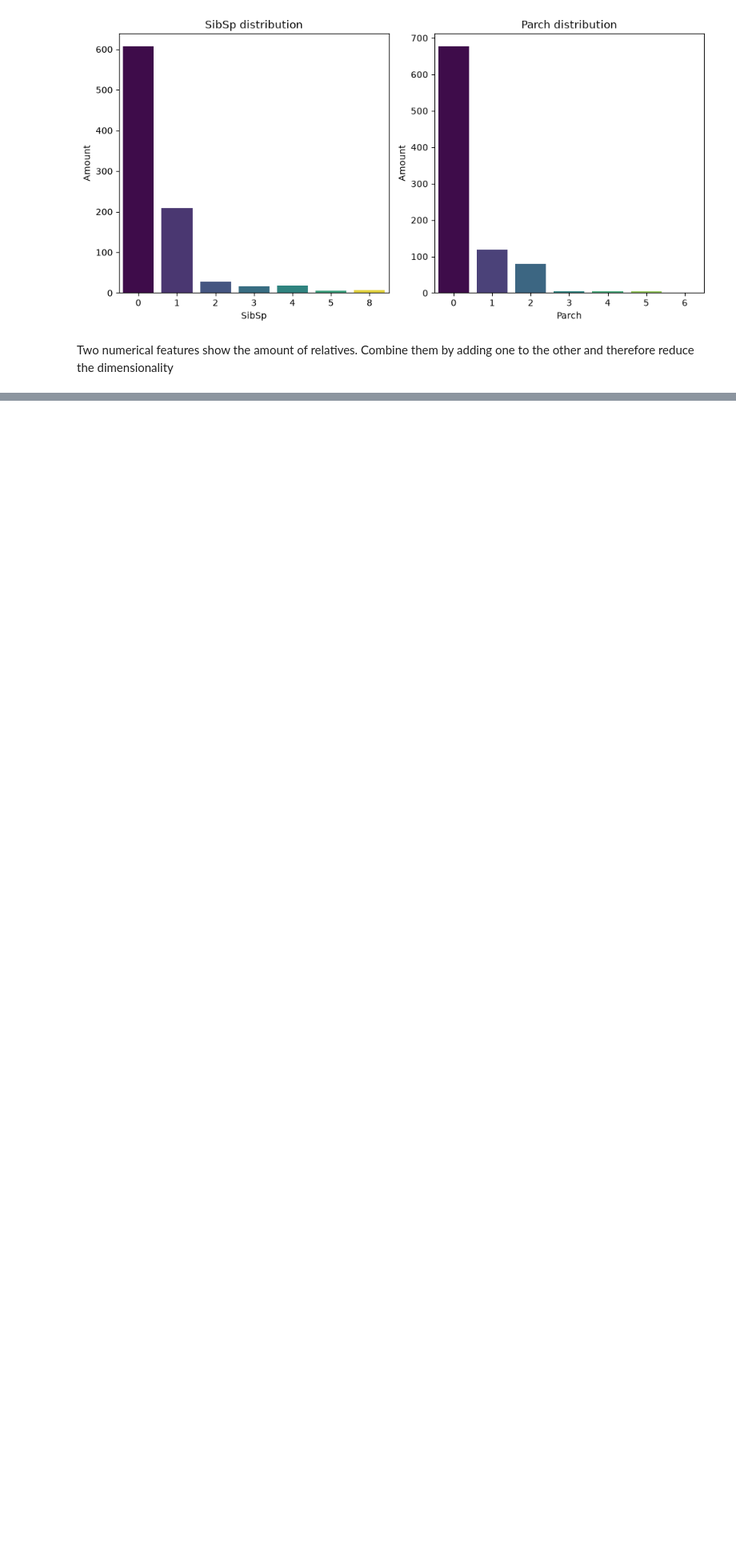
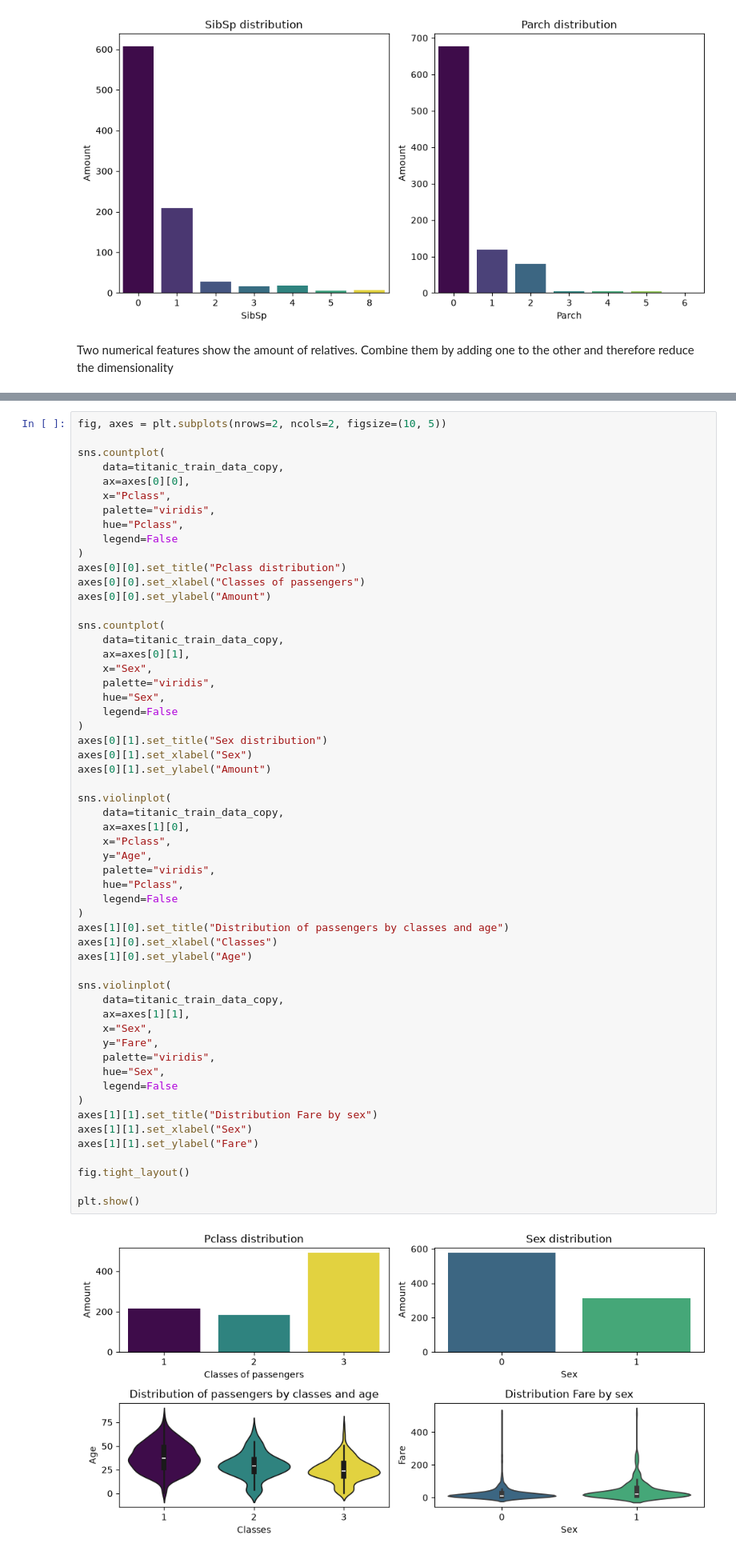
Before and after one commit to SpaceMakerc/Titanic---Machine-Learning-from-Disaster, a Jupyter notebook: titanic.ipynb, the cells around one changed output, grey strips where cells are left out. Shown at 80% size. Saved outputs shown, nothing was run; the diff lists cells and outputs as text; blank space fills up the shorter version.

Commit message:
Processed Pclass and Sex features.

```diff
--- a/titanic.ipynb
+++ b/titanic.ipynb
@@ -478,0 +480,58 @@ def sibsp_parch_pipeline():
+# %%
+fig, axes = plt.subplots(nrows=2, ncols=2, figsize=(10, 5))
+
+sns.countplot(
+    data=titanic_train_data_copy,
+    ax=axes[0][0],
+    x="Pclass",
+    palette="viridis",
+    hue="Pclass",
+    legend=False
+)
+axes[0][0].set_title("Pclass distribution")
+axes[0][0].set_xlabel("Classes of passengers")
+axes[0][0].set_ylabel("Amount")
+
+sns.countplot(
+    data=titanic_train_data_copy,
+    ax=axes[0][1],
+    x="Sex",
+    palette="viridis",
+    hue="Sex",
+    legend=False
+)
+axes[0][1].set_title("Sex distribution")
+axes[0][1].set_xlabel("Sex")
+axes[0][1].set_ylabel("Amount")
+
+sns.violinplot(
+    data=titanic_train_data_copy,
+    ax=axes[1][0],
+    x="Pclass",
+    y="Age",
+    palette="viridis",
+    hue="Pclass",
+    legend=False
+)
+axes[1][0].set_title("Distribution of passengers by classes and age")
+axes[1][0].set_xlabel("Classes")
+axes[1][0].set_ylabel("Age")
+
+sns.violinplot(
+    data=titanic_train_data_copy,
+    ax=axes[1][1],
+    x="Sex",
+    y="Fare",
+    palette="viridis",
+    hue="Sex",
+    legend=False
+)
+axes[1][1].set_title("Distribution Fare by sex")
+axes[1][1].set_xlabel("Sex")
+axes[1][1].set_ylabel("Fare")
+
+fig.tight_layout()
+
+plt.show()
+# %% [output]
+[figure, added]
```
Also changed, not shown: parts of 9 cells of this notebook.
